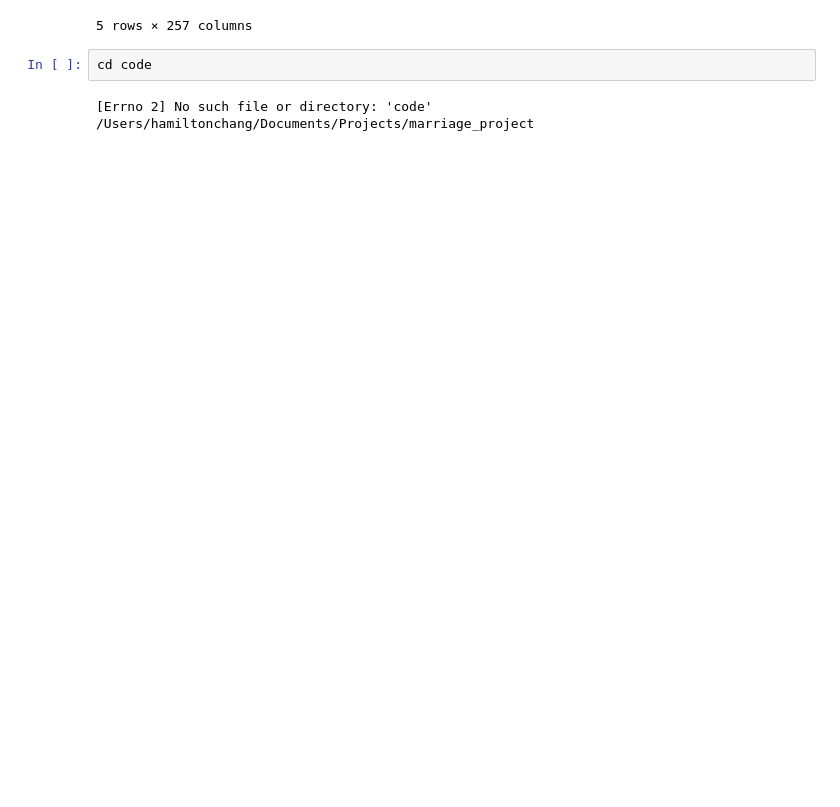
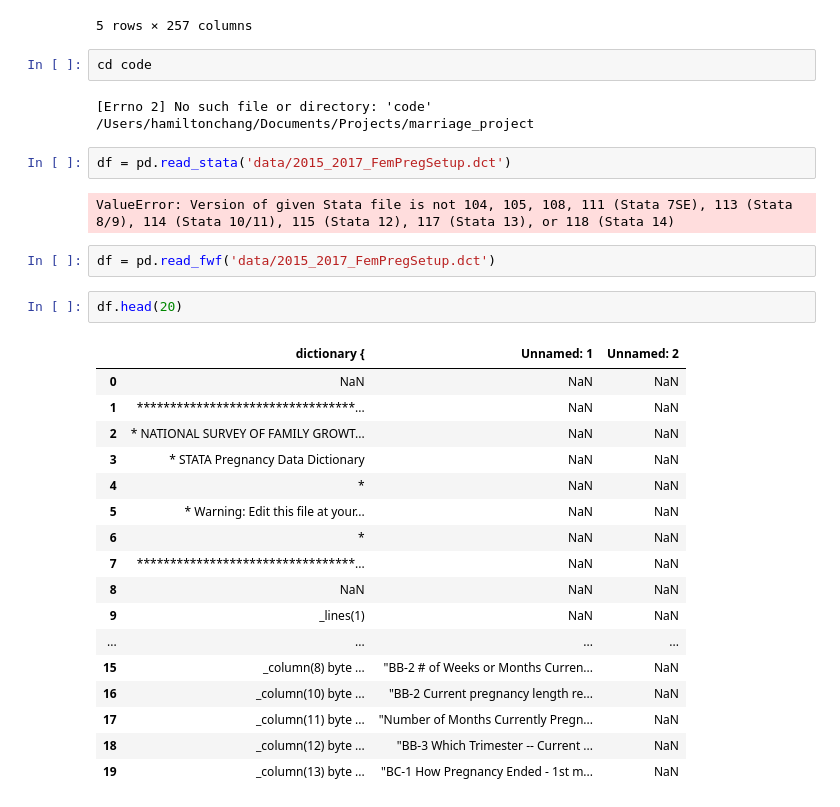
Before and after one commit to hamiltonchangcodes/marriage_project, a Jupyter notebook: marriage_eda.ipynb, the cells around one changed output. Cells and saved outputs as stored; diff of their text form; blank space fills up the shorter version.

```diff
--- a/marriage_eda.ipynb
+++ b/marriage_eda.ipynb
@@ -143,3 +143,29 @@ cd code
 # %% [output]
 [Errno 2] No such file or directory: 'code'
 /Users/hamiltonchang/Documents/Projects/marriage_project
+# %%
+df = pd.read_stata('data/2015_2017_FemPregSetup.dct')
+# %% [output]
+ValueError: Version of given Stata file is not 104, 105, 108, 111 (Stata 7SE), 113 (Stata 8/9), 114 (Stata 10/11), 115 (Stata 12), 117 (Stata 13), or 118 (Stata 14)
+# %%
+df = pd.read_fwf('data/2015_2017_FemPregSetup.dct')
+# %%
+df.head(20)
+# %% [output]
+|  | dictionary { | Unnamed: 1 | Unnamed: 2 |
+| 0 | NaN | NaN | NaN |
+| 1 | *********************************... | NaN | NaN |
+| 2 | * NATIONAL SURVEY OF FAMILY GROWT... | NaN | NaN |
+| 3 | * STATA Pregnancy Data Dictionary | NaN | NaN |
+| 4 | * | NaN | NaN |
+| 5 | * Warning: Edit this file at your... | NaN | NaN |
+| 6 | * | NaN | NaN |
+| 7 | *********************************... | NaN | NaN |
+| 8 | NaN | NaN | NaN |
+| 9 | _lines(1) | NaN | NaN |
+| ... | ... | ... | ... |
+| 15 | _column(8) byte ... | "BB-2 # of Weeks or Months Curren... | NaN |
+| 16 | _column(10) byte ... | "BB-2 Current pregnancy length re... | NaN |
+| 17 | _column(11) byte ... | "Number of Months Currently Pregn... | NaN |
+| 18 | _column(12) byte ... | "BB-3 Which Trimester -- Current ... | NaN |
+| 19 | _column(13) byte ... | "BC-1 How Pregnancy Ended - 1st m... | NaN |
```
Also changed, not shown: parts of 1 cell of this notebook, 4 other files.
